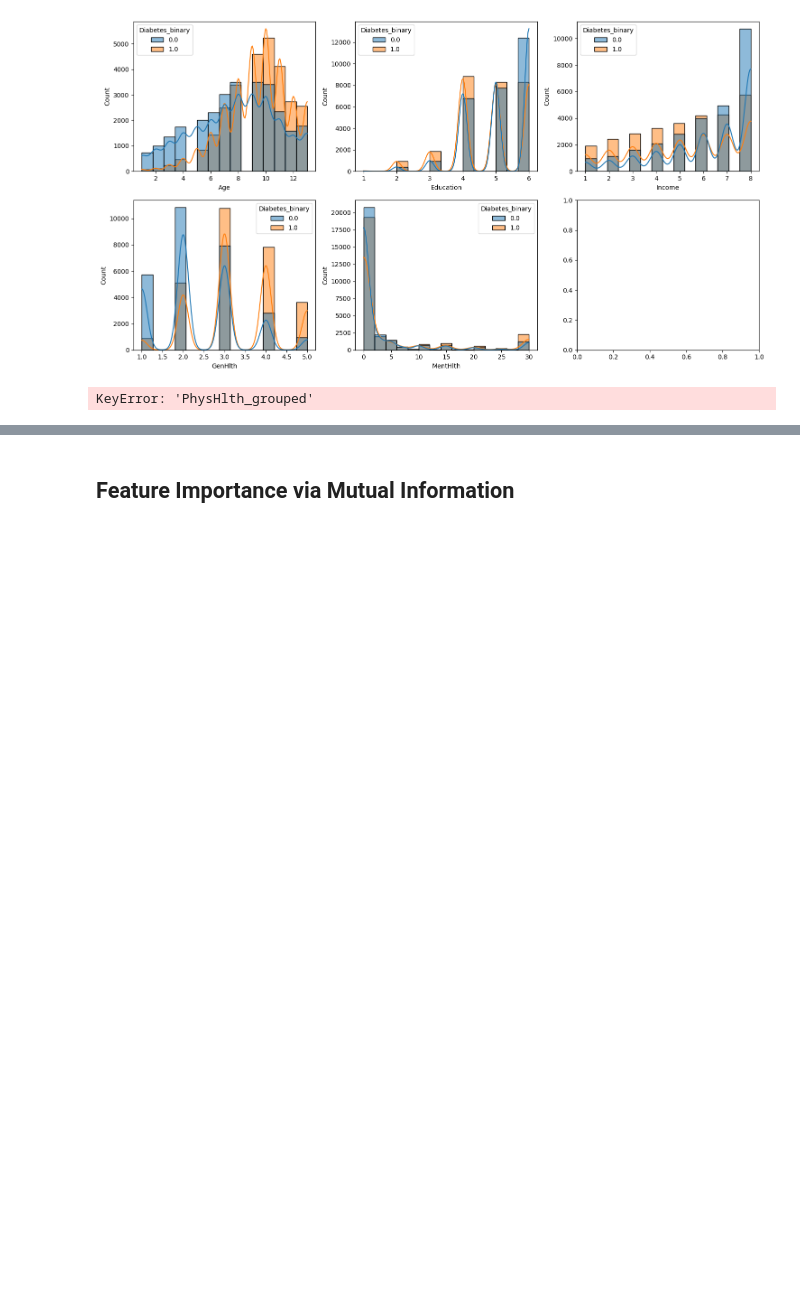
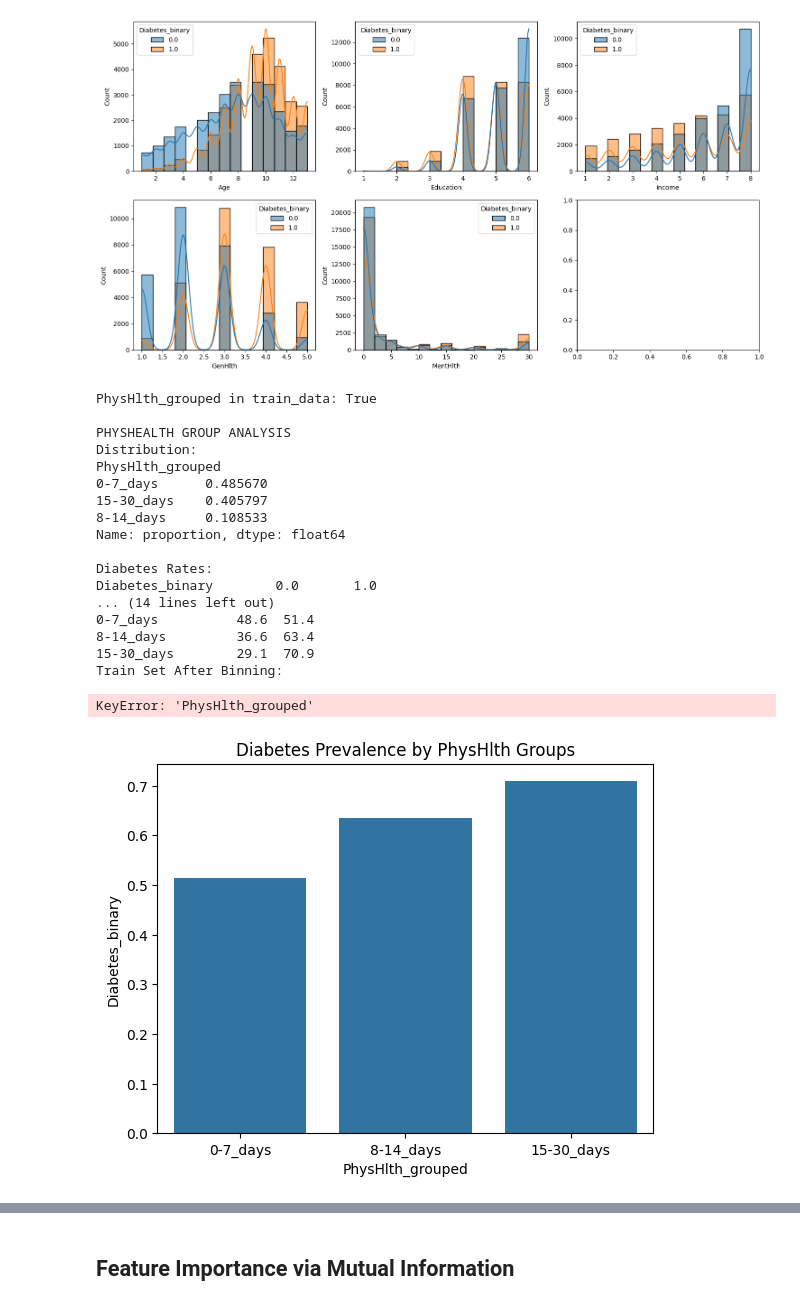
Before and after one commit to 4GeeksAcademy/BakuDShaggy-EDA-mas-proyecto-final, a Jupyter notebook: src/explore.ipynb, the cells around one changed output, grey strips where cells are left out. Cells and saved outputs as stored; diff of their text form; code cells hidden in the pictures; blank space fills up the shorter version.

Commit message:
corrigiendo errores

```diff
--- a/src/explore.ipynb
+++ b/src/explore.ipynb
@@ -62,6 +62,7 @@ Full dataset shape:(70692, 22)
 2. **Missing Values Check**
 - No null Values
 # %%
+data['BP_Chol_Combo'] = data['HighBP'] * data['HighChol']
 X = data.drop('Diabetes_binary', axis=1)
 y = data['Diabetes_binary']
 # %%
@@ -109,35 +110,65 @@ plt.tight_layout()
 # %%
 # PhysHlth Binning
 bins = [0, 7, 14, 30]
 labels = ['0-7_days', '8-14_days', '15-30_days']
 
-# Apply to both train and test sets
-for dataset in [X_train, X_test]:
-    dataset['PhysHlth_grouped'] = pd.cut(dataset['PhysHlth'],
-                                        bins=bins,
-                                        labels=labels)
-    dataset.drop('PhysHlth', axis=1, inplace=True)
+# Apply to ORIGINAL DATA, NOT X_train/X_test
+for df in [train_data, test_data]:
+    df['PhysHlth_grouped'] = pd.cut(df['PhysHlth'], bins=bins, labels=labels)
+    df.drop('PhysHlth', axis=1, inplace=True)
+
+# Verify in original data
+print("PhysHlth_grouped in train_data:", 'PhysHlth_grouped' in train_data.columns)
+
+# ==== VALIDATION CODE ====
+print("\nPHYSHEALTH GROUP ANALYSIS")
+print("Distribution:")
+print(train_data['PhysHlth_grouped'].value_counts(normalize=True))
+
+print("\nDiabetes Rates:")
+print(pd.crosstab(train_data['PhysHlth_grouped'],
+                train_data['Diabetes_binary'],
+                normalize='index'))
+
 
 # --- Validate PhysHlth Binning ---
 # Distribution check
 physhealth_dist = train_data['PhysHlth_grouped'].value_counts(normalize=True).mul(100).round(1)
 print(f"PhysHlth Group Distribution:\n{physhealth_dist}")
 
 # Diabetes rate comparison
 ct = pd.crosstab(train_data['PhysHlth_grouped'], train_data['Diabetes_binary'], normalize='index')*100
 print("\nDiabetes Rate by Group:\n", ct.round(1))
 
 # Visual confirmation
 sns.barplot(x='PhysHlth_grouped', y='Diabetes_binary', data=train_data, errorbar=None)
 plt.title("Diabetes Prevalence by PhysHlth Groups");
 
 # Verification
 print("Train Set After Binning:")
 print(X_train['PhysHlth_grouped'].value_counts())
 print("\nTest Set After Binning:")
 print(X_test['PhysHlth_grouped'].value_counts())
 # %% [output]
-KeyError: 'PhysHlth_grouped'
+PhysHlth_grouped in train_data: True
+
+PHYSHEALTH GROUP ANALYSIS
+Distribution:
+PhysHlth_grouped
+0-7_days      0.485670
+15-30_days    0.405797
+8-14_days     0.108533
+Name: proportion, dtype: float64
+
+Diabetes Rates:
+Diabetes_binary        0.0       1.0
+... (14 lines left out)
+0-7_days          48.6  51.4
+8-14_days         36.6  63.4
+15-30_days        29.1  70.9
+Train Set After Binning:
+KeyError: 'PhysHlth_grouped'
+[figure, added]
 # %%
 # Check first few rows
 print("\nFirst 3 rows of training data:")
```
Also changed, not shown: parts of 8 cells of this notebook.
